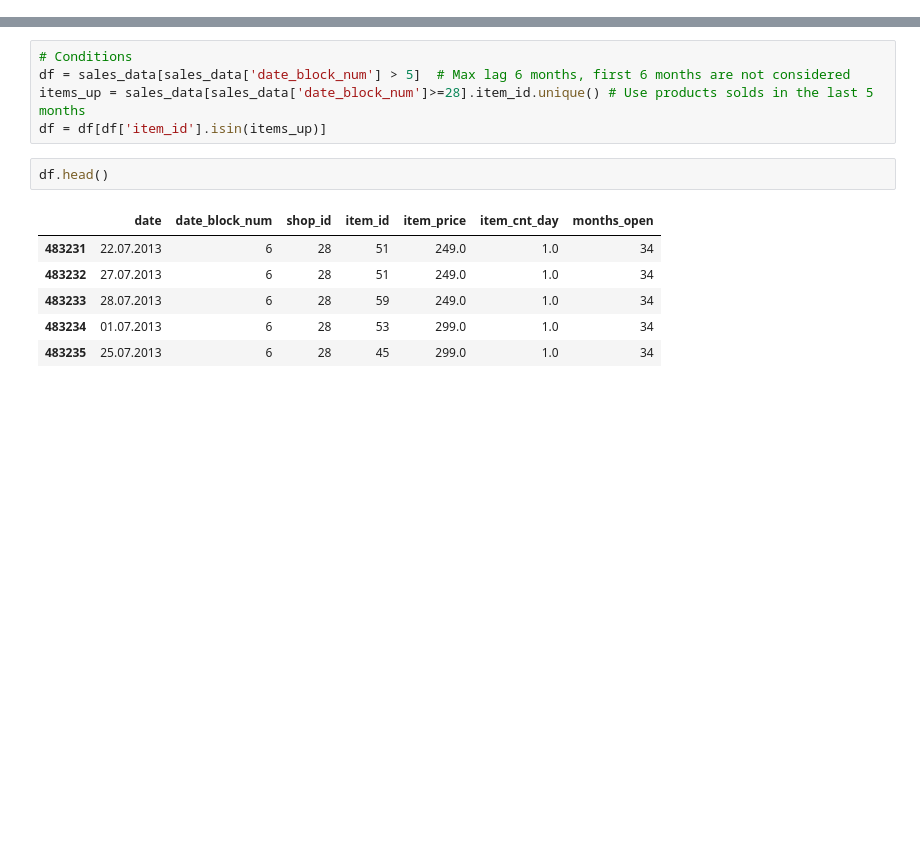
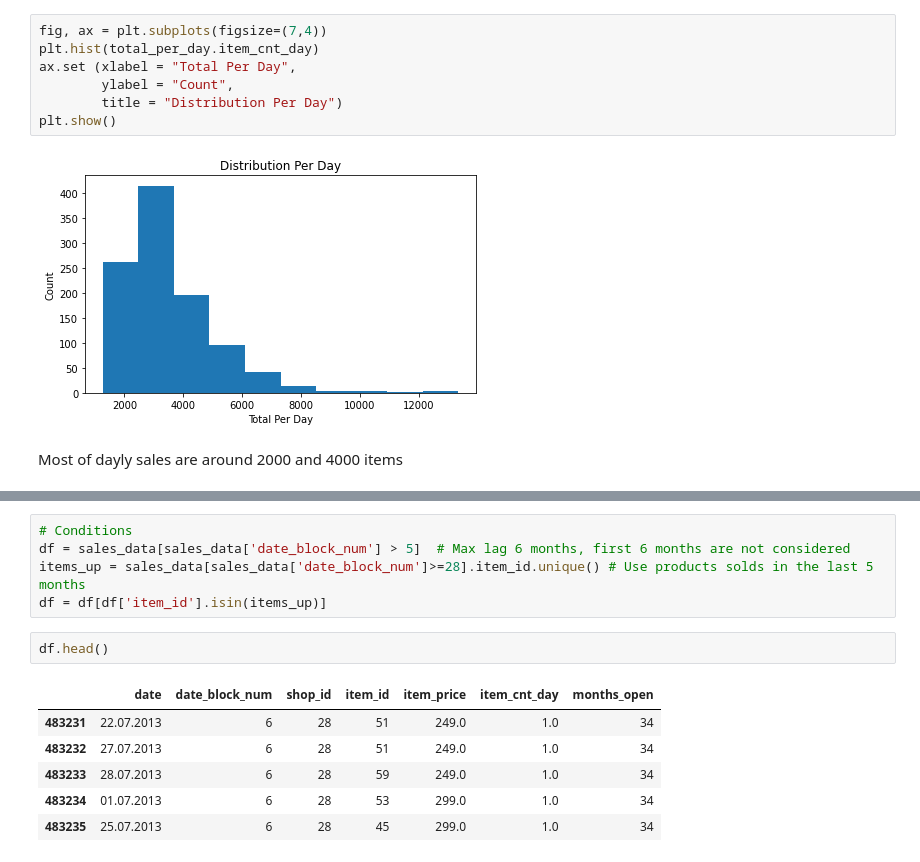
Before and after one commit to FutureAndroidLearn/coursera-kaggle-project, a Jupyter notebook: 04_Modelling_lag.ipynb, the cells around one changed output, grey strips where cells are left out. Cells and saved outputs as stored; diff of their text form; blank space fills up the shorter version.

```diff
--- a/04_Modelling_lag.ipynb
+++ b/04_Modelling_lag.ipynb
@@ -60,0 +116,11 @@ test_data.head()
+# %%
+fig, ax = plt.subplots(figsize=(7,4))
+plt.hist(total_per_day.item_cnt_day)
+ax.set (xlabel = "Total Per Day",
+        ylabel = "Count",
+        title = "Distribution Per Day")
+plt.show()
+# %% [output]
+[figure, added]
+# %% [markdown]
+Most of dayly sales are around 2000 and 4000 items
```
Also changed, not shown: parts of 42 cells of this notebook.
